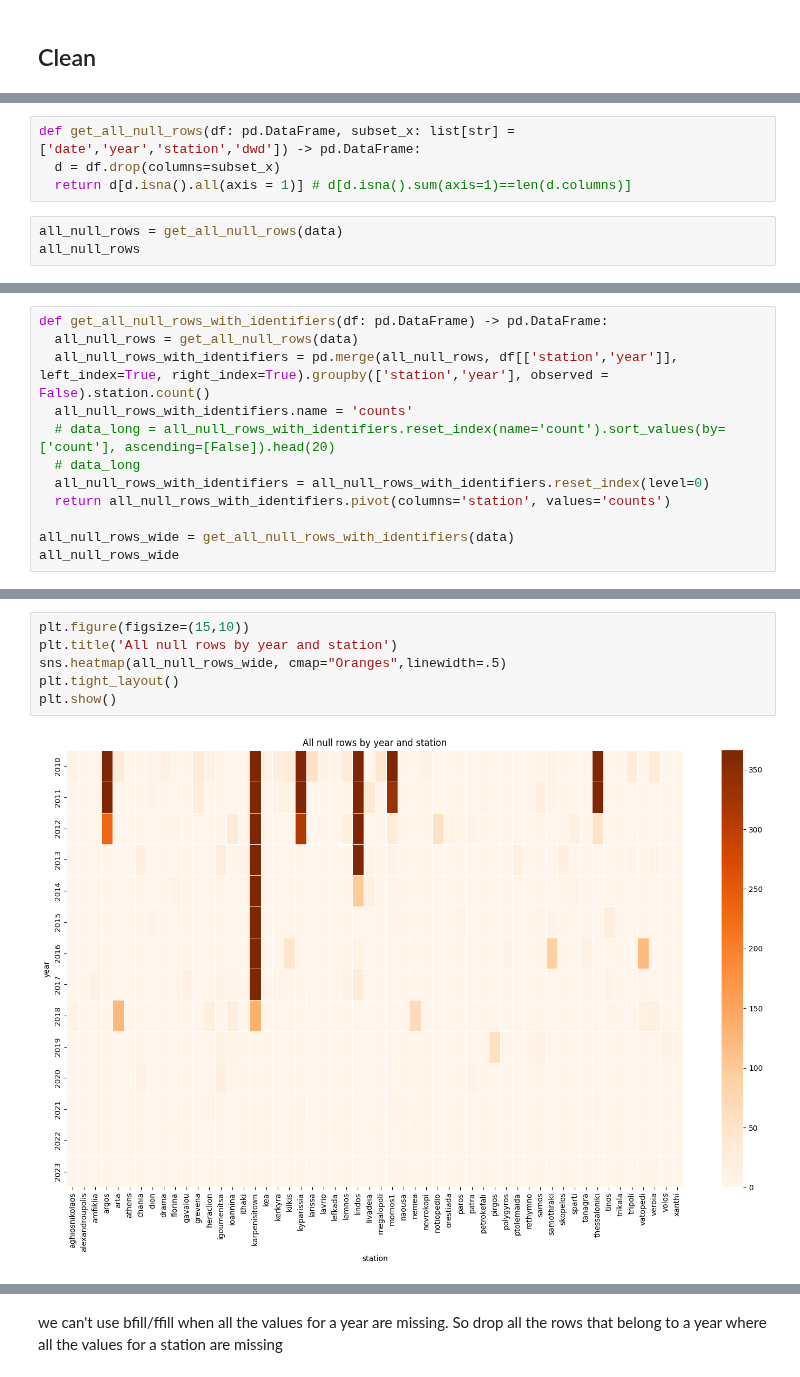
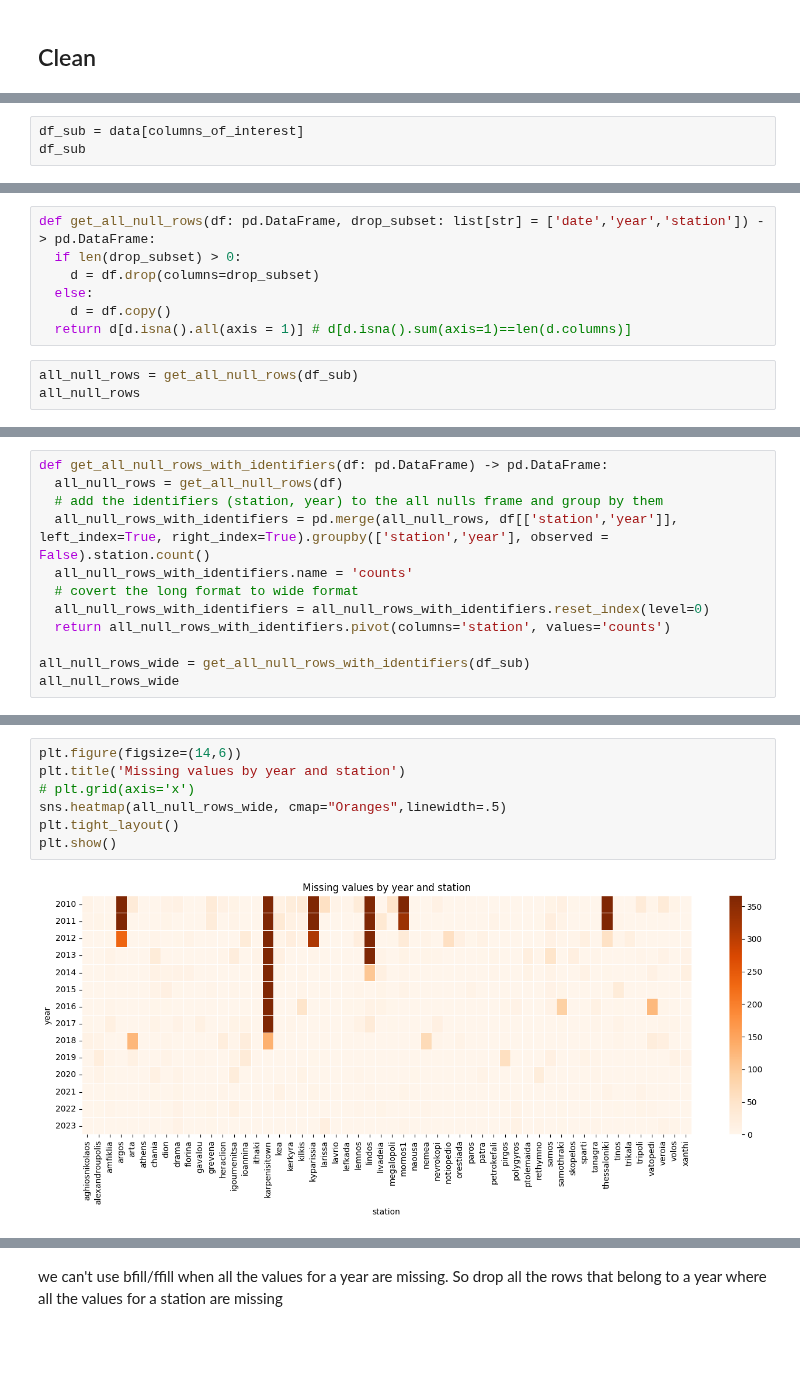
Before and after one commit to fanyak/portfolio, a Jupyter notebook: Greece_temperature_normals_open_meteo.ipynb, the cells around one changed output, grey strips where cells are left out. Cells and saved outputs as stored; diff of their text form; blank space fills up the shorter version.

```diff
--- a/Greece_temperature_normals_open_meteo.ipynb
+++ b/Greece_temperature_normals_open_meteo.ipynb
@@ -344,0 +498,3 @@ array(['2010,2011,2012,2013,2014,2015,2016,2017,2018,2019,2020,2021,2022,2023'],
+# %%
+df_sub = data[columns_of_interest]
+df_sub
@@ -345,8 +526,11 @@ array(['2010,2011,2012,2013,2014,2015,2016,2017,2018,2019,2020,2021,2022,2023'],
 # %%
-def get_all_null_rows(df: pd.DataFrame, subset_x: list[str] = ['date','year','station','dwd']) -> pd.DataFrame:
-  d = df.drop(columns=subset_x)
+def get_all_null_rows(df: pd.DataFrame, drop_subset: list[str] = ['date','year','station']) -> pd.DataFrame:
+  if len(drop_subset) > 0:
+    d = df.drop(columns=drop_subset)
+  else:
+    d = df.copy()
   return d[d.isna().all(axis = 1)] # d[d.isna().sum(axis=1)==len(d.columns)]
 # %%
-all_null_rows = get_all_null_rows(data)
+all_null_rows = get_all_null_rows(df_sub)
 all_null_rows
 # %% [output]
@@ -375,14 +557,14 @@ Index([   327,    328,    329,    330,    331,    332,    394,   2631,   3142,
 # %%
 def get_all_null_rows_with_identifiers(df: pd.DataFrame) -> pd.DataFrame:
-  all_null_rows = get_all_null_rows(data)
+  all_null_rows = get_all_null_rows(df)
+  # add the identifiers (station, year) to the all nulls frame and group by them
   all_null_rows_with_identifiers = pd.merge(all_null_rows, df[['station','year']], left_index=True, right_index=True).groupby(['station','year'], observed = False).station.count()
   all_null_rows_with_identifiers.name = 'counts'
-  # data_long = all_null_rows_with_identifiers.reset_index(name='count').sort_values(by=['count'], ascending=[False]).head(20)
-  # data_long
+  # covert the long format to wide format
   all_null_rows_with_identifiers = all_null_rows_with_identifiers.reset_index(level=0)
   return all_null_rows_with_identifiers.pivot(columns='station', values='counts')
 
-all_null_rows_wide = get_all_null_rows_with_identifiers(data)
+all_null_rows_wide = get_all_null_rows_with_identifiers(df_sub)
 all_null_rows_wide
 # %% [output]
 | station | aghiosnikolaos | alexandroupolis | amfiklia | argos | arta | athens | chania | dion | drama | ... |
@@ -405,9 +607,10 @@ all_null_rows_wide
 # %%
-plt.figure(figsize=(15,10))
-plt.title('All null rows by year and station')
+plt.figure(figsize=(14,6))
+plt.title('Missing values by year and station')
+# plt.grid(axis='x')
 sns.heatmap(all_null_rows_wide, cmap="Oranges",linewidth=.5)
 plt.tight_layout()
 plt.show()
 # %% [output]
-[figure, old version]
+[figure, new version]
 # %% [markdown]
```
Also changed, not shown: parts of 256 cells of this notebook.
